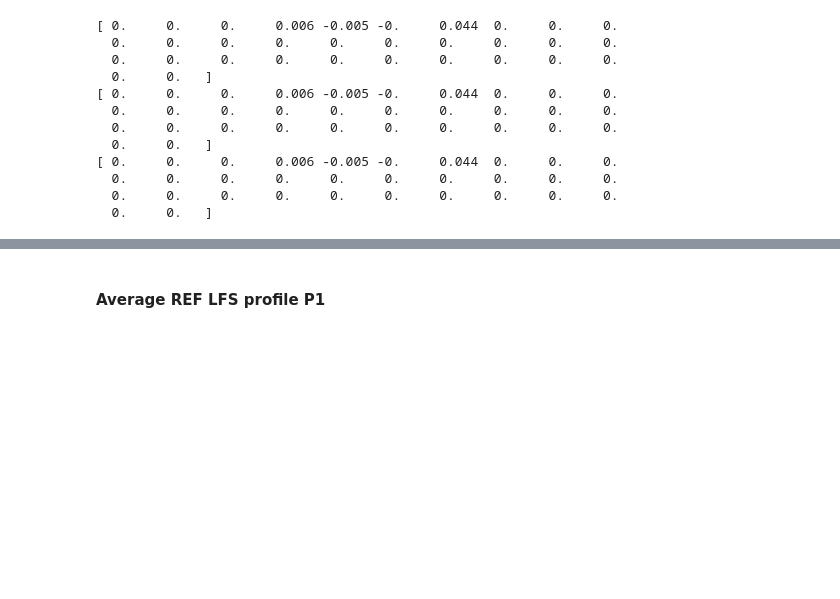
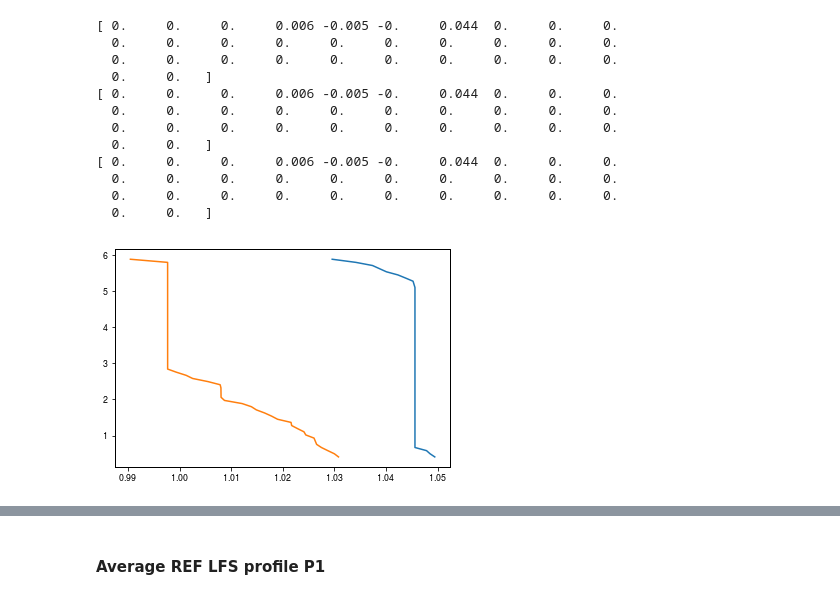
Before and after one commit to guimarais/Hmode_Figures, a Jupyter notebook: Profiles_32233_Averaged.ipynb, the cells around one changed output, grey strips where cells are left out. Cells and saved outputs as stored; diff of their text form; code cells hidden in the pictures; blank space fills up the shorter version.

```diff
--- a/Profiles_32233_Averaged.ipynb
+++ b/Profiles_32233_Averaged.ipynb
@@ -49,3 +55,26 @@ reflfsshift = np.array([0.0, 0.0, 0.0])
 refhfsshift = np.array([0.0, 0.0, 0.0])
 dotsizeref = 6
 labels = [r'$\mathrm{TS_{edge}}$', 'LIN', 'Ref. LFS', 'Ref. HFS']
+# %%
+diagind = 3
+
+for timeind in range(2):
+    rad = pall[timeind].rad[pall[timeind].indi[diagind]:pall[timeind].indf[diagind]]
+    rho = pall[timeind].rhos[pall[timeind].indi[diagind]:pall[timeind].indf[diagind]]
+    dens = pall[timeind].dens[pall[timeind].indi[diagind]:pall[timeind].indf[diagind]]*1e-19
+    ims = (rad>cuts_low[timeind])&(rad<cuts_hi[timeind])
+
+    cut_rho = rho[ims]
+    cut_rad = rad[ims]
+    cut_dens = dens[ims]
+
+    binrad, bindens = binMeanDataYY(cut_rho, cut_dens, binpts=64)
+
+    plt.plot(isotonic_regression(binrad, strict=True), bindens)
+
+    #plt.scatter(rad[ims], dens[ims])
+
+
+plt.show()
+# %% [output]
+[figure, added]
```
Also changed, not shown: parts of 23 cells of this notebook, 35 other files.
